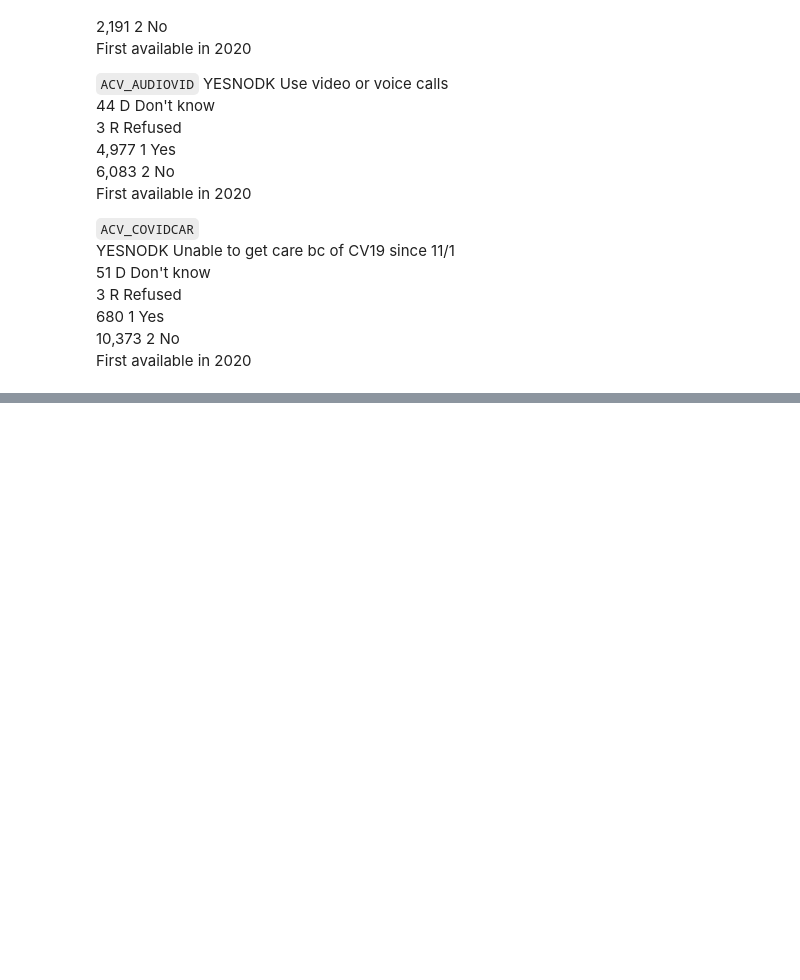
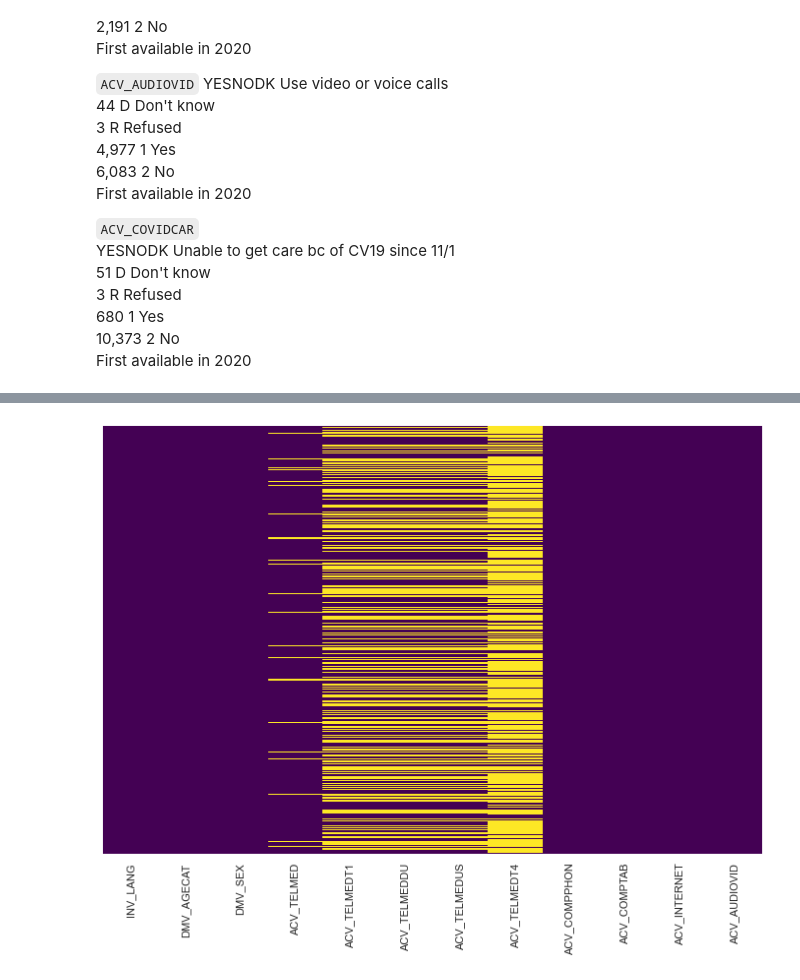
Before and after one commit to slp22/business-project, a Jupyter notebook: cms_covid_survey.ipynb, the cells around one changed output, grey strips where cells are left out. Cells and saved outputs as stored; diff of their text form; code cells hidden in the pictures; blank space fills up the shorter version.

```diff
--- a/cms_covid_survey.ipynb
+++ b/cms_covid_survey.ipynb
@@ -196,6 +241,10 @@ span_df.head()
 | 3 | 1 | 3 | 2 | 1 | 3 | 2 | 1 | 1 | ... |
 | 4 | 1 | 3 | 2 | 1 | 3 | 2 | 1 | 3 | ... |
 | 5 | 1 | 3 | 2 | D | NaN | NaN | NaN | NaN | ... |
+# %%
+sns.heatmap(span_df.isnull(),yticklabels=False,cbar=False,cmap='viridis');
+# %% [output]
+[figure, added]
 # %%
 # respondents who gave the interview in Spanish & had telehealth visit since 11/1/20
 tele_span_df = sub_df[(sub_df['INV_LANG'] == 2) & (sub_df['ACV_TELMEDUS'] == '1')]
```
Also changed, not shown: parts of 14 cells of this notebook.
